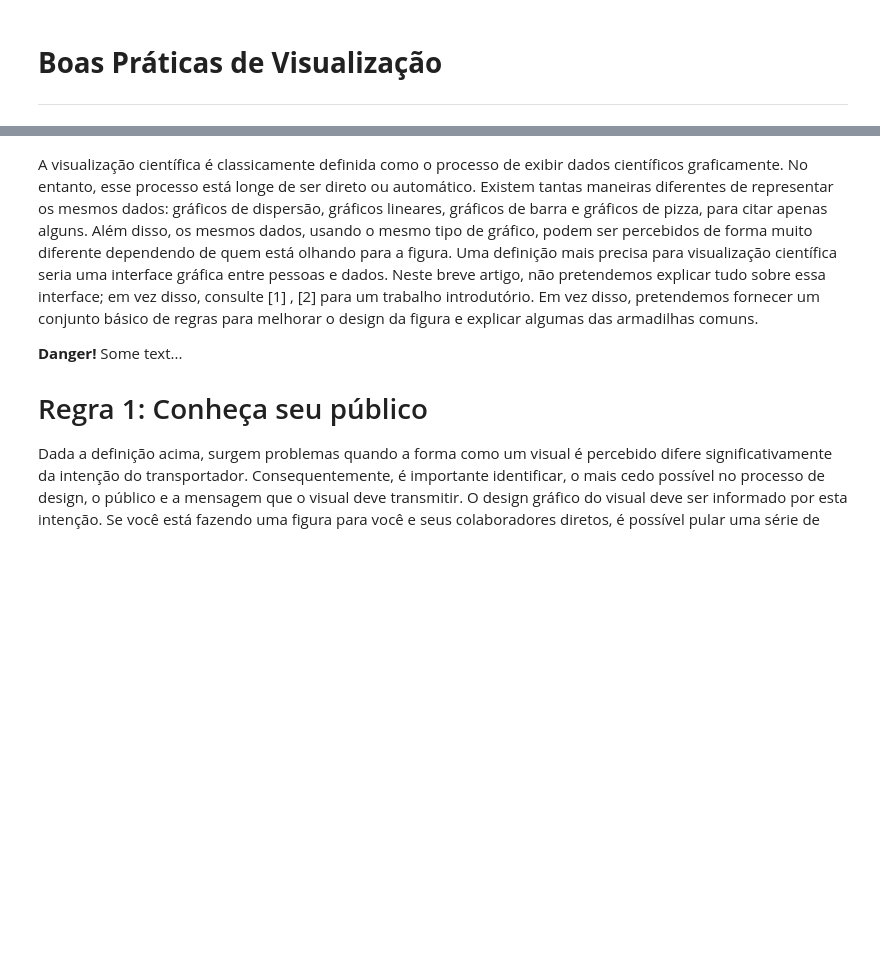
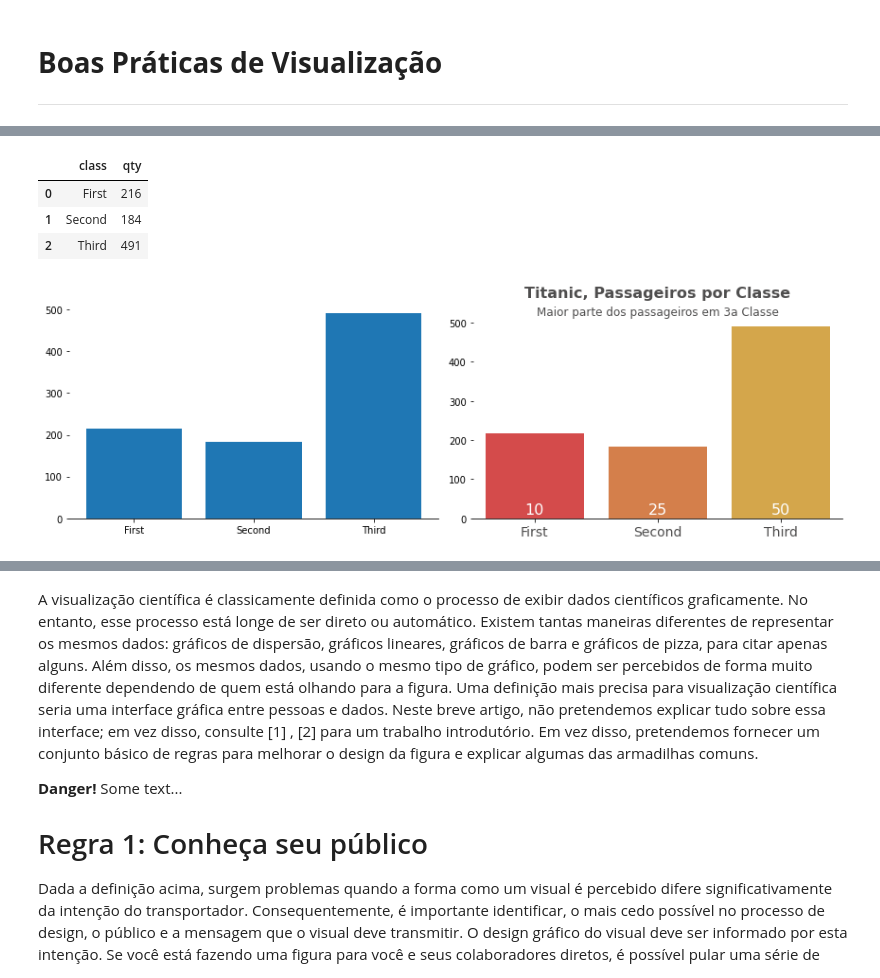
Before and after one commit to Rogerio-mack/Visualizacao-de-Dados-em-Python, a Jupyter notebook: c7_parte_1.ipynb, the cells around one changed output, grey strips where cells are left out. Cells and saved outputs as stored; diff of their text form; code cells hidden in the pictures; blank space fills up the shorter version.

```diff
--- a/c7_parte_1.ipynb
+++ b/c7_parte_1.ipynb
@@ -11,0 +70,44 @@ Published: September 11, 2014https://doi.org/10.1371/journal.pcbi.1003833
+# %%
+import pandas as pd
+import matplotlib.pyplot as plt
+import seaborn as sns
+
+data = sns.load_dataset('titanic')
+data = pd.DataFrame(data.groupby('class')['who'].count()).reset_index()
+data.columns = ['class','qty']
+display(data.head())
+# %% [output]
+|  | class | qty |
+| 0 | First | 216 |
+| 1 | Second | 184 |
+| 2 | Third | 491 |
+# %%
+# Adaptado de Nic Fox, How to Make Better Looking Charts in Python
+plt.figure(figsize=(12,4))
+
+plt.subplot(1,2,1)
+plt.bar(x='class', height='qty', data=data)
+
+plt.subplot(1,2,2)
+sns.barplot(data=data, x='class', y='qty', palette=['#eb3434', '#eb7a34', '#ebae34'])
+plt.xlabel('')
+plt.ylabel('')
+plt.title('Titanic, Passageiros por Classe', size=16, color='#4f4e4e', weight='bold')
+plt.xticks(size=14, color='#4f4e4e')
+# plt.yticks([], [])
+plt.text(x=1, y=520, s='Maior parte dos passageiros em 3a Classe',
+                 color='#4f4e4e', fontsize=12, horizontalalignment='center')
+plt.text(x=0, y=10, s="10",
+                 color='white', fontsize=16, horizontalalignment='center')
+plt.text(x=1, y=10, s="25",
+                 color='white', fontsize=16, horizontalalignment='center')
+plt.text(x=2, y=10, s="50",
+                 color='white', fontsize=16, horizontalalignment='center')
+plt.ylim([0,550])
+
+sns.despine(left=True)
+
+plt.tight_layout()
+plt.show()
+# %% [output]
+[figure, added]
```
Also changed, not shown: parts of 11 cells of this notebook.
